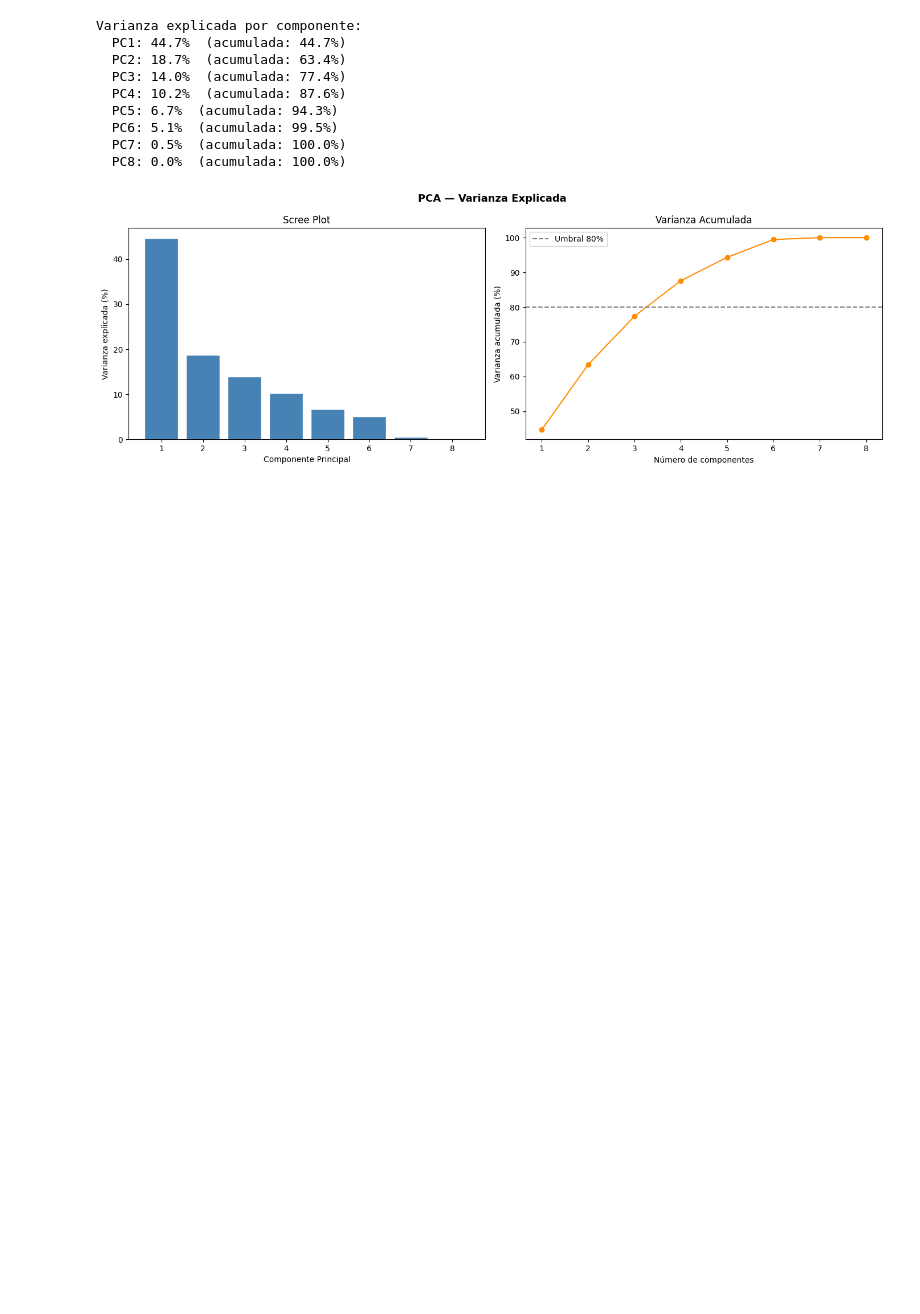
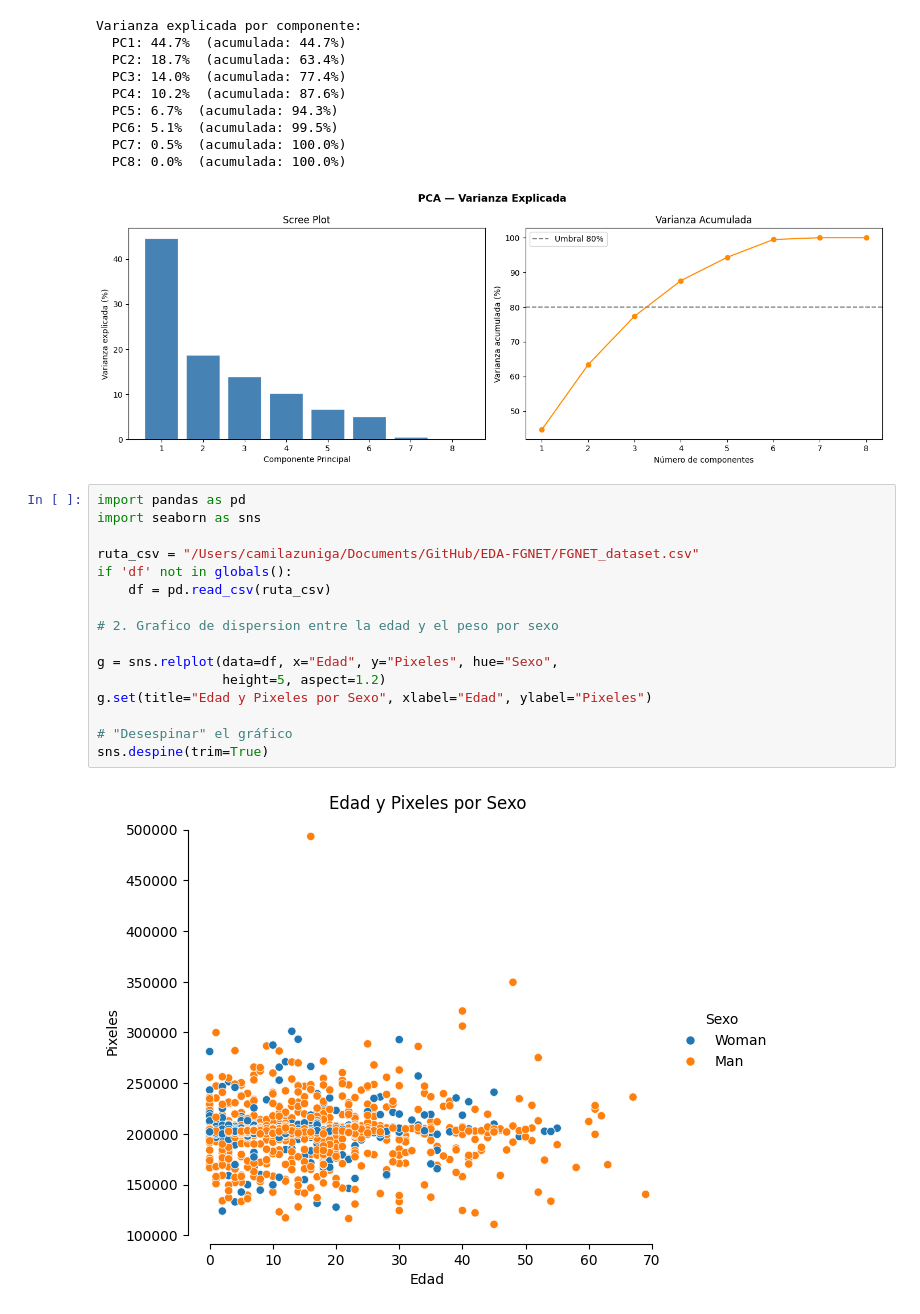
Before and after one commit to ZTARSNOVA/EDA-FGNET, a Jupyter notebook: FGNET_Avance2.ipynb, the cells around one changed output. Drawn from its saved outputs; the diff is of its cells as text; blank space fills up the shorter version.

```diff
--- a/FGNET_Avance2.ipynb
+++ b/FGNET_Avance2.ipynb
@@ -1026,3 +1026,21 @@ Varianza explicada por componente:
   PC7: 0.5%  (acumulada: 100.0%)
   PC8: 0.0%  (acumulada: 100.0%)
 [figure]
+# %%
+import pandas as pd
+import seaborn as sns
+
+ruta_csv = "/Users/camilazuniga/Documents/GitHub/EDA-FGNET/FGNET_dataset.csv"
+if 'df' not in globals():
+    df = pd.read_csv(ruta_csv)
+
+# 2. Grafico de dispersion entre la edad y el peso por sexo
+
+g = sns.relplot(data=df, x="Edad", y="Pixeles", hue="Sexo",
+                height=5, aspect=1.2)
+g.set(title="Edad y Pixeles por Sexo", xlabel="Edad", ylabel="Pixeles")
+
+# "Desespinar" el gráfico
+sns.despine(trim=True)
+# %% [output]
+[figure, added]
```
Also changed, not shown: parts of 11 cells of this notebook.
